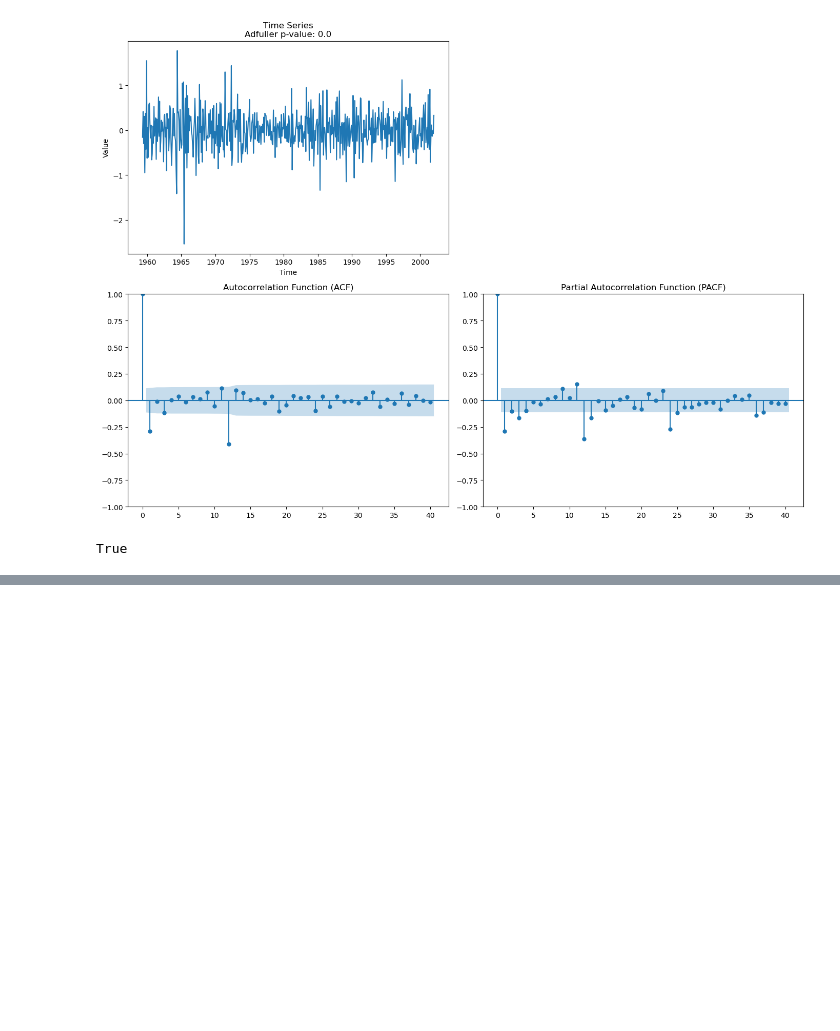
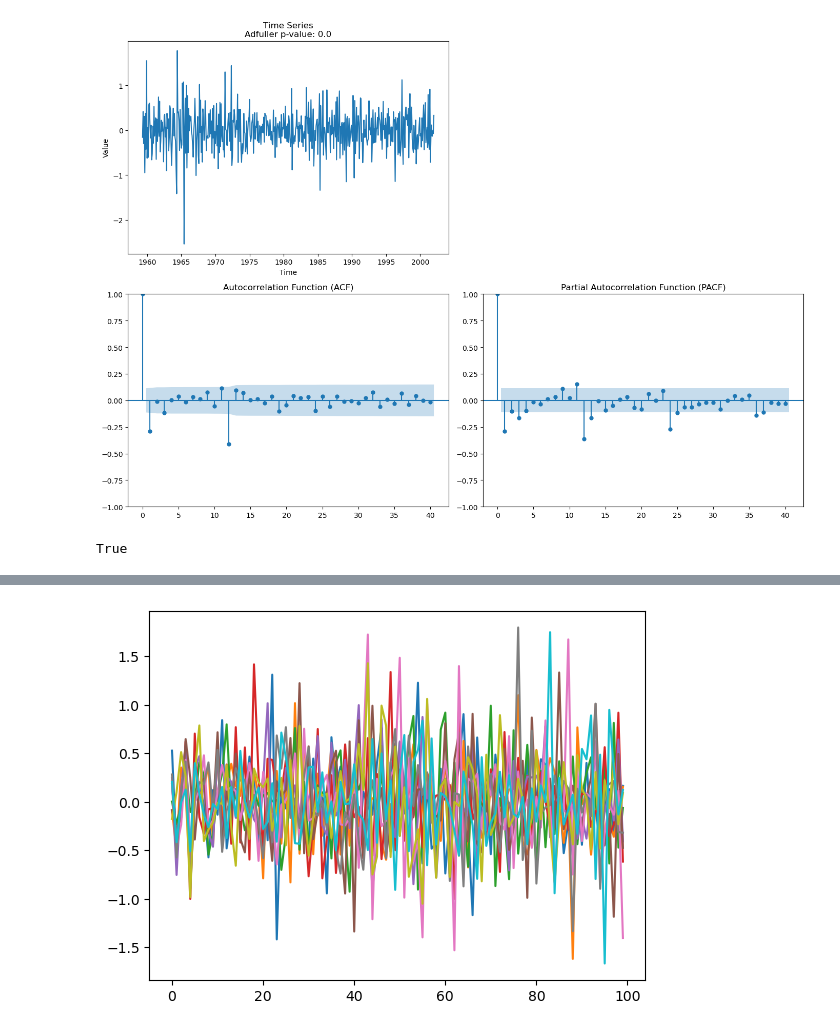
Before and after one commit to Knxd3/ARIMA-Time-Series-w-Simulation, a Jupyter notebook: TimeSeriesArima.ipynb, the cells around one changed output, grey strips where cells are left out. Cells and saved outputs as stored; diff of their text form; code cells hidden in the pictures; blank space fills up the shorter version.

```diff
--- a/TimeSeriesArima.ipynb
+++ b/TimeSeriesArima.ipynb
@@ -301,3 +480,7 @@ fcsts = ts_analyser.n_forecasts(n_sim=10, n_periods = 25, plot_sample = True)
+# %%
+fcsts_arma = ts_analyser.n_forecasts_arma(n_sim=50, n_periods = 100, plot_sample = True, innov_dist='lognormal')
+# %% [output]
+[figure, added]
 # %%
 ts_analyser.exceedance_prob(forecasts=fcsts, threshold=0.7)
 # %% [output]
```
Also changed, not shown: parts of 8 cells of this notebook, 1 other file.
